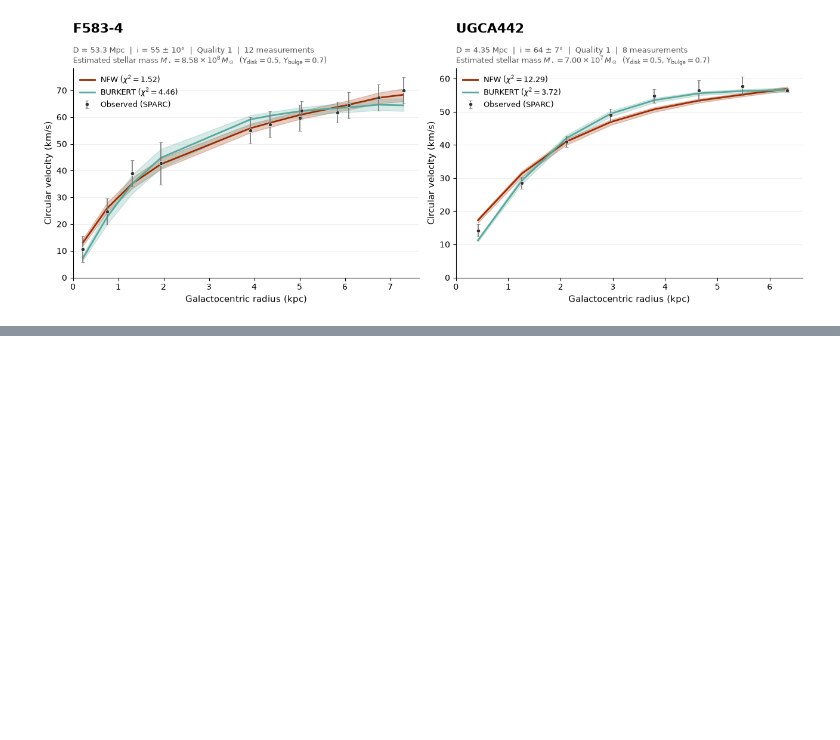
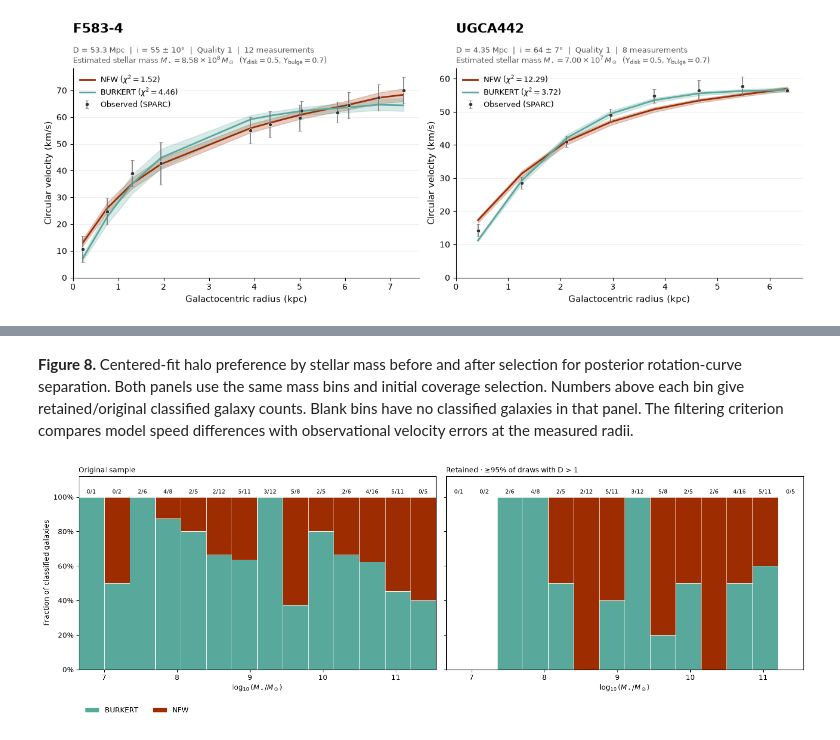
Before and after one commit to trishatalp/phys_474_halos, a Jupyter notebook: notebooks/7_report_figures.ipynb, the cells around one changed output, grey strips where cells are left out. Saved outputs shown, nothing was run; the diff lists cells and outputs as text; code cells hidden in the pictures; blank space fills up the shorter version.

```diff
--- a/notebooks/7_report_figures.ipynb
+++ b/notebooks/7_report_figures.ipynb
@@ -396,0 +543,24 @@ show_figure(plot_examples(with_bands=True), "example_rotation_curves_mcmc")
+# %% [markdown]
+**Figure 8.** Centered-fit halo preference by stellar mass before and after selection for posterior rotation-curve separation. Both panels use the same mass bins and initial coverage selection. Numbers above each bin give retained/original classified galaxy counts. Blank bins have no classified galaxies in that panel. The filtering criterion compares model speed differences with observational velocity errors at the measured radii.
+# %%
+fig, axes = plt.subplots(1, 2, sharex=True, sharey=True, figsize=(15, 5), layout="constrained")
+for ax, table, label in zip(axes, (plot_bins, filtered_bins),
+                            ("Original sample", f"Retained · ≥{REQUIRED_FRACTION:.0%} of draws with D > {SEPARATION_RMS:g}")):
+    occupied = table.loc[table.classified > 0]
+    fraction = occupied.burkert / occupied.classified
+    for model, heights, bottom in (("burkert", fraction, 0), ("nfw", 1-fraction, fraction)):
+        ax.bar(occupied.lower, heights, bottom=bottom, width=BIN_WIDTH, align="edge",
+               color=MODEL_COLORS[model], edgecolor="white", linewidth=.6, label=model.upper())
+    for i in plot_bins.index:
+        if plot_bins.loc[i, "classified"]:
+            midpoint = (table.loc[i,"lower"] + table.loc[i,"upper"]) / 2
+            ax.text(midpoint, 1.02, f"{filtered_bins.loc[i,'classified']}/{plot_bins.loc[i,'classified']}",
+                    ha="center", fontsize=8)
+    ax.set(xlabel=MASS_LABEL, xlim=(edges[0], edges[-1]), ylim=(0,1.12))
+    ax.text(0, 1.02, label, transform=ax.transAxes)
+    ax.yaxis.set_major_formatter(PercentFormatter(xmax=1))
+axes[0].set_ylabel("Fraction of classified galaxies")
+axes[0].legend(ncol=2, frameon=False, loc="upper left", bbox_to_anchor=(0,-.16))
+show_figure(fig, "halo_preference_posterior_separation")
+# %% [output]
+[figure, added]
```
Also changed, not shown: parts of 9 cells of this notebook, 15 other files.
